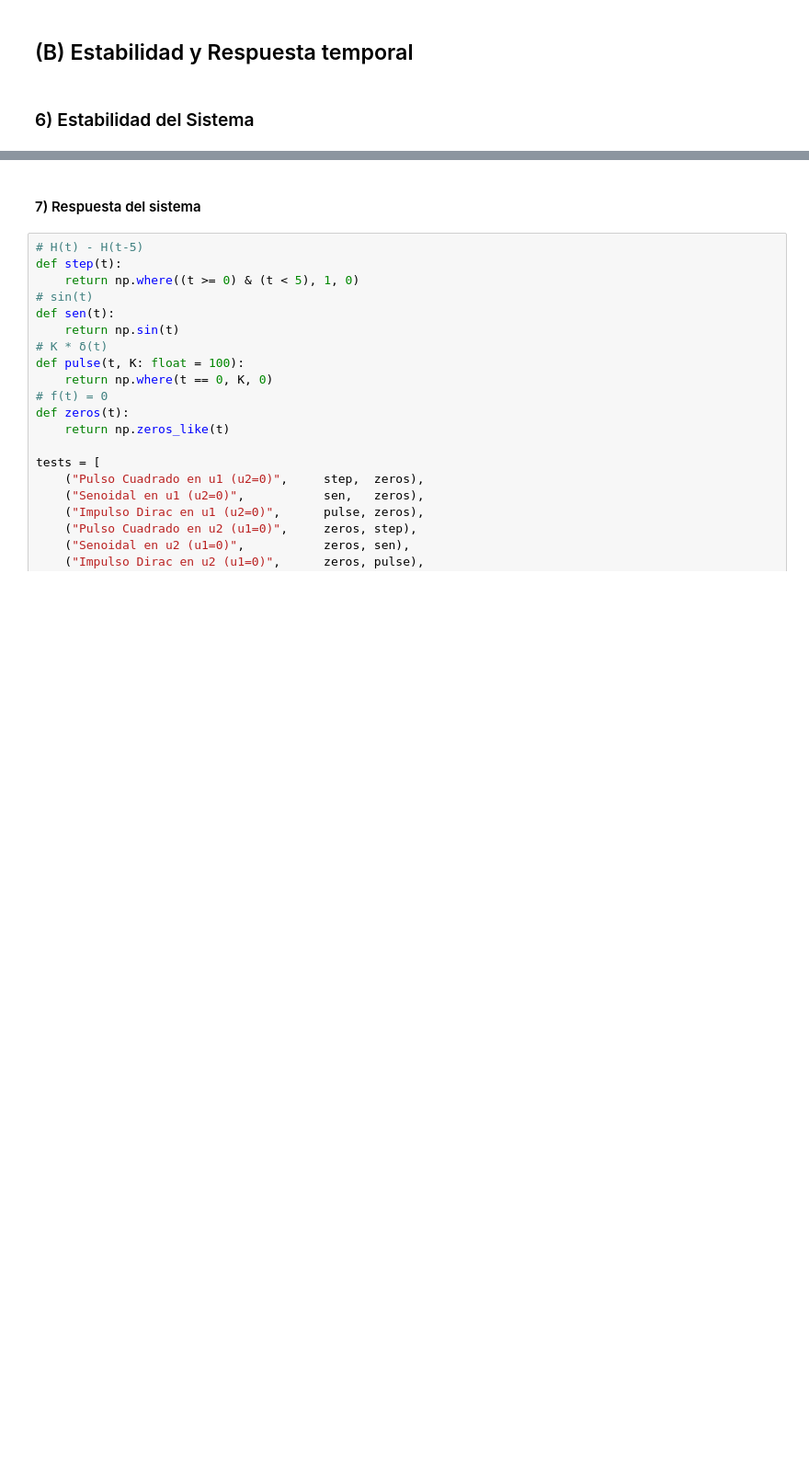
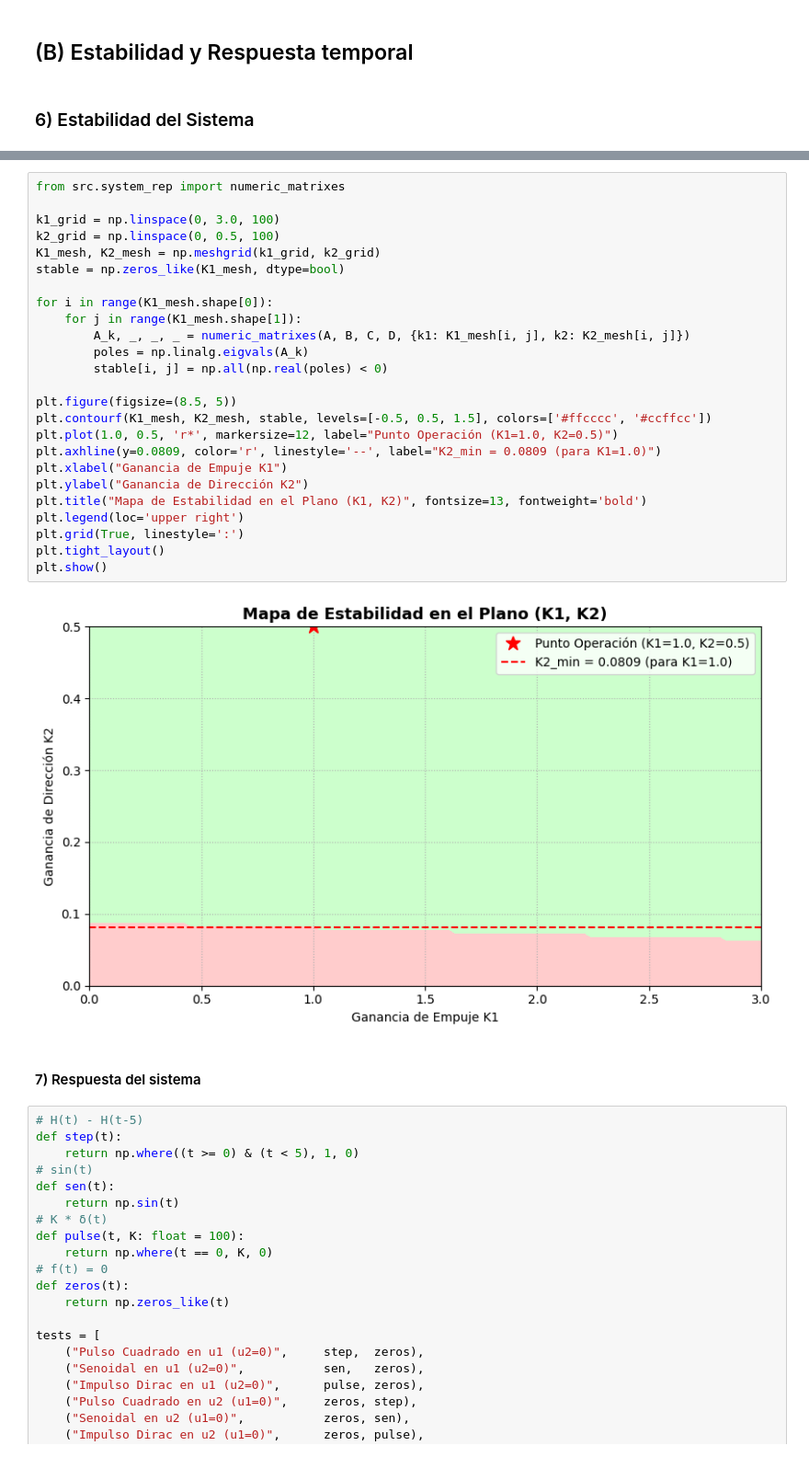
Before and after one commit to Cheps01/rocket-model, a Jupyter notebook: analysis.ipynb, the cells around one changed output, grey strips where cells are left out. Shown at 92% size. Cells and saved outputs as stored; diff of their text form; blank space fills up the shorter version.

```diff
--- a/analysis.ipynb
+++ b/analysis.ipynb
@@ -226,3 +258,30 @@ $\displaystyle 11.883272 k_{1} k_{2} - 1.6776384 k_{1} + 181.424 k_{2} + 1.0 p^{
+# %%
+from src.system_rep import numeric_matrixes
+
+k1_grid = np.linspace(0, 3.0, 100)
+k2_grid = np.linspace(0, 0.5, 100)
+K1_mesh, K2_mesh = np.meshgrid(k1_grid, k2_grid)
+stable = np.zeros_like(K1_mesh, dtype=bool)
+
+for i in range(K1_mesh.shape[0]):
+    for j in range(K1_mesh.shape[1]):
+        A_k, _, _, _ = numeric_matrixes(A, B, C, D, {k1: K1_mesh[i, j], k2: K2_mesh[i, j]})
+        poles = np.linalg.eigvals(A_k)
+        stable[i, j] = np.all(np.real(poles) < 0)
+
+plt.figure(figsize=(8.5, 5))
+plt.contourf(K1_mesh, K2_mesh, stable, levels=[-0.5, 0.5, 1.5], colors=['#ffcccc', '#ccffcc'])
+plt.plot(1.0, 0.5, 'r*', markersize=12, label="Punto Operación (K1=1.0, K2=0.5)")
+plt.axhline(y=0.0809, color='r', linestyle='--', label="K2_min = 0.0809 (para K1=1.0)")
+plt.xlabel("Ganancia de Empuje K1")
+plt.ylabel("Ganancia de Dirección K2")
+plt.title("Mapa de Estabilidad en el Plano (K1, K2)", fontsize=13, fontweight='bold')
+plt.legend(loc='upper right')
+plt.grid(True, linestyle=':')
+plt.tight_layout()
+plt.show()
+# %% [output]
+[figure, added]
 # %% [markdown]
 #### 7) Respuesta del sistema
 # %%
```
Also changed, not shown: parts of 23 cells of this notebook.
